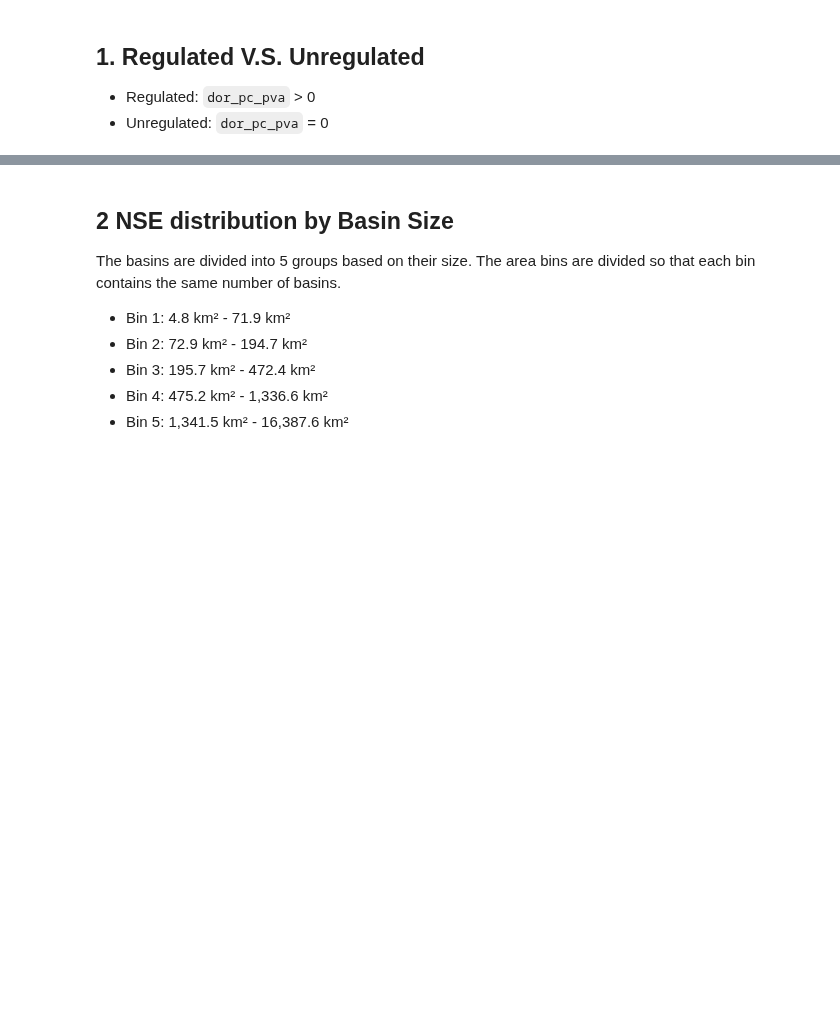
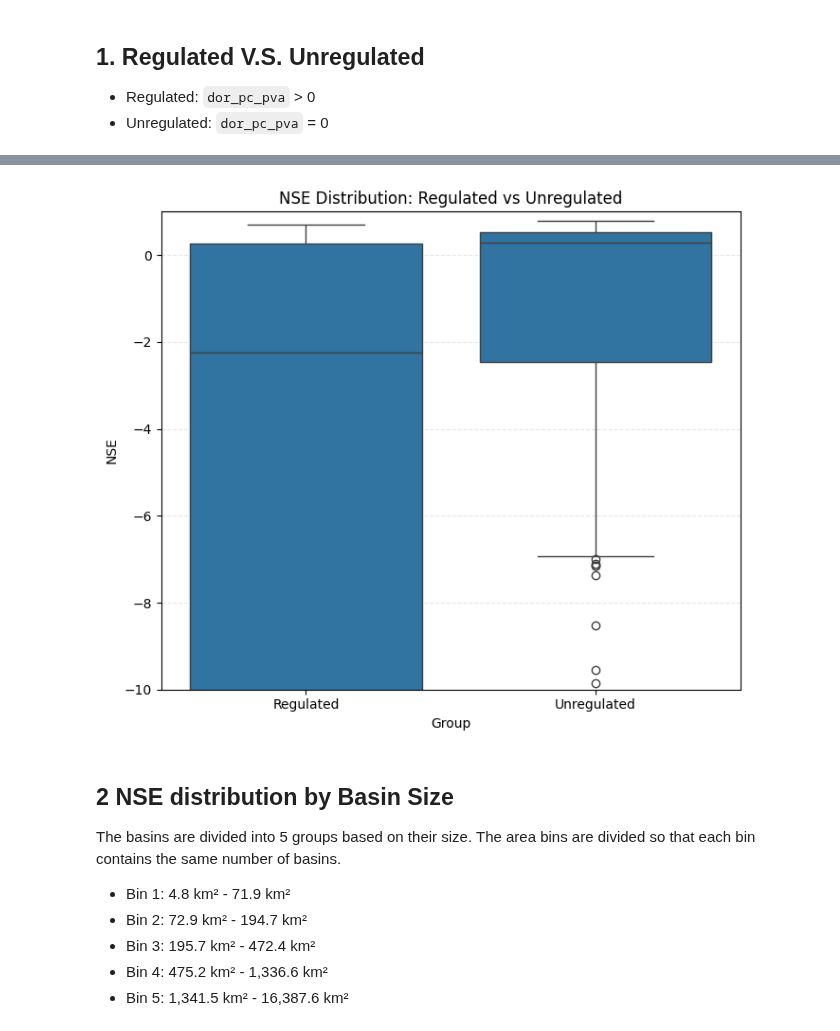
Before and after one commit to yunsupark1120/GAGEii_modeling, a Jupyter notebook: poster_work/result.ipynb, the cells around one changed output, grey strips where cells are left out. Cells and saved outputs as stored; diff of their text form; code cells hidden in the pictures; blank space fills up the shorter version.

```diff
--- a/poster_work/result.ipynb
+++ b/poster_work/result.ipynb
@@ -130,4 +142,25 @@ Result: No significant difference between regulated and unregulated groups (p >=
 --------------------------------------------------
+# %%
+# Boxplot: NSE for Regulated vs Unregulated
+
+# Combine data for plotting
+plot_df = analysis_df.copy()
+plot_df['Regulation'] = np.where(plot_df['dor_pc_pva'] > 0, 'Regulated', 'Unregulated')
+
+# Set y-axis limits (adjust as needed)
+ymin, ymax = -10, 1.0  # Change these values to filter out extreme values
+
+plt.figure(figsize=(7, 6))
+sns.boxplot(x='Regulation', y='NSE', data=plot_df, order=['Regulated', 'Unregulated'])
+plt.title('NSE Distribution: Regulated vs Unregulated')
+plt.xlabel('Group')
+plt.ylabel('NSE')
+plt.ylim((ymin, ymax))
+plt.grid(axis='y', linestyle='--', alpha=0.3)
+plt.tight_layout()
+plt.show()
+# %% [output]
+[figure, added]
 # %% [markdown]
 ## 2 NSE distribution by Basin Size
 
```
Also changed, not shown: parts of 4 cells of this notebook, 2 other files.
